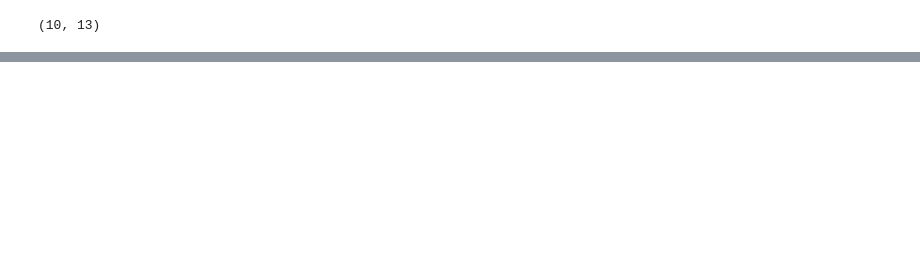
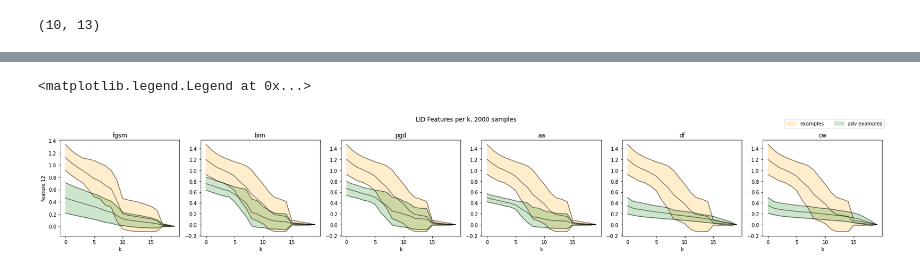
Before and after one commit to adverML/SpectralDefense, a Jupyter notebook: src/analysis_nonlinear_lid/lineplots.ipynb, the cells around one changed output, grey strips where cells are left out. Cells and saved outputs as stored; diff of their text form; code cells hidden in the pictures; blank space fills up the shorter version.

```diff
--- a/src/analysis_nonlinear_lid/lineplots.ipynb
+++ b/src/analysis_nonlinear_lid/lineplots.ipynb
@@ -397,0 +401,57 @@ fig2.savefig("plots/lines/fgsm_example_{}.svg".format("lid"))
+# %%
+# packages =  ['lid_tmp_k', 'lid_tmp_k_adv', 'lid_tmp_k_noise']
+packages =  ['lid_tmp_k', 'lid_tmp_k_adv']
+# packages =  ['lid_tmp_k']
+
+fig2, axs2 = plt.subplots( 1, len(attacks), figsize=(24, 4) )
+
+col1 = None
+col2 = None
+
+for package in packages:
+    dict_lid_tmp_k = {}
+
+    for att in attacks:
+        pth_tmp             = "./../data/extracted_characteristics/run_1/cif10/wrn_28_10_10/{}/LIDNOISE/{}".format(att, package)
+        dict_lid_tmp_k[att] = torch.load(pth_tmp)
+
+    for it, att in enumerate(attacks):
+        arr = dict_lid_tmp_k[att]
+        arr_mean  = np.mean(arr, axis=0)
+        arr_std   = np.std(arr, axis=0)
+
+        axs2[ it ].set_title( labels[it] )
+
+        if it == 0:
+            axs2[ it ].set_ylabel( "feature {}".format(12) )
+
+        axs2[ it ].set_xlabel( "k" )
+
+        arr_mean_layer = arr_mean[:, -1]
+        arr_std_layer  = arr_std[:, -1]
+
+        arr_x = np.arange(arr_mean_layer.shape[0])
+        if package == 'lid_tmp_k':
+           col1 = axs2[ it ].fill_between(arr_x, arr_mean_layer - arr_std_layer, arr_mean_layer + arr_std_layer, color='orange', alpha=0.2, label='examples' )
+        else:
+           col2 = axs2[  it ].fill_between(arr_x, arr_mean_layer - arr_std_layer, arr_mean_layer + arr_std_layer, color='green', alpha=0.2, label='adv examples' )
+
+        axs2[ it ].plot( arr_mean_layer                , 'k-', alpha=0.5 )
+        axs2[ it ].plot( arr_mean_layer - arr_std_layer, 'k-', alpha=0.5 )
+        axs2[ it ].plot( arr_mean_layer + arr_std_layer, 'k-', alpha=0.5 )
+
+
+fig2.suptitle("LID Features per k, {} samples".format( lid_tmp_k_adv.shape[0] ) )
+# fig2.supxlabel('Attacks')
+# fig2.supylabel('feature 12')
+fig2.tight_layout(rect=[0, 0, 0.99, 0.99])
+# plt.subplot_tool()
+# fig2.subplots_adjust(top=0.04)
+
+# plt.legend(["examples", "adv examples"], loc="lower center", bbox_to_anchor=(0.5, -0.3), ncol=2)
+plt.legend(handles=[col1, col2], loc="lower center", bbox_to_anchor=(0.6, 1.1),  ncol=2)
+
+# fig2.savefig("plots/lines/mean_std{}.svg".format("lid"))
+# %% [output]
+<matplotlib.legend.Legend at 0x...>
+[figure, added]
```
Also changed, not shown: parts of 16 cells of this notebook, 36 other files.
